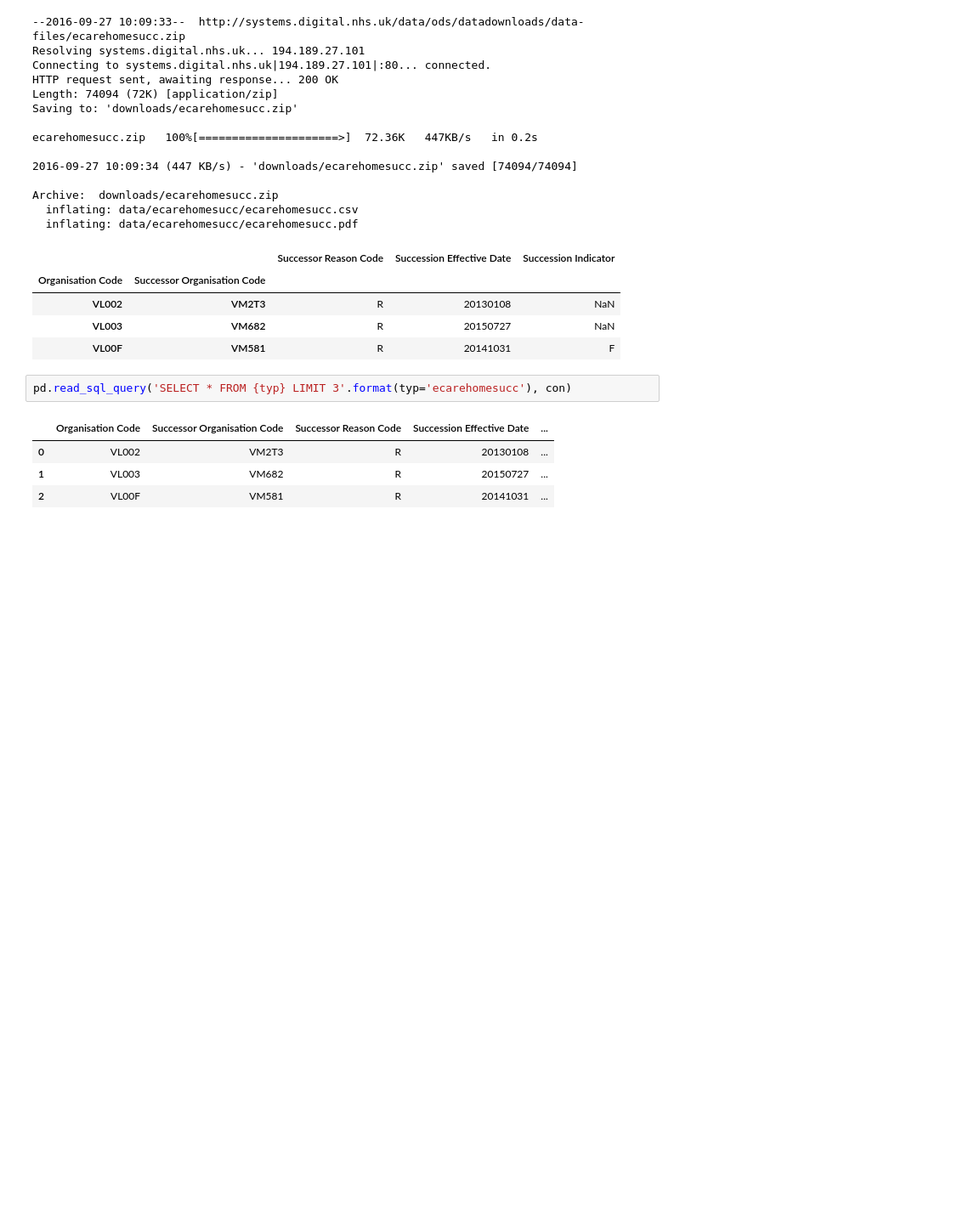
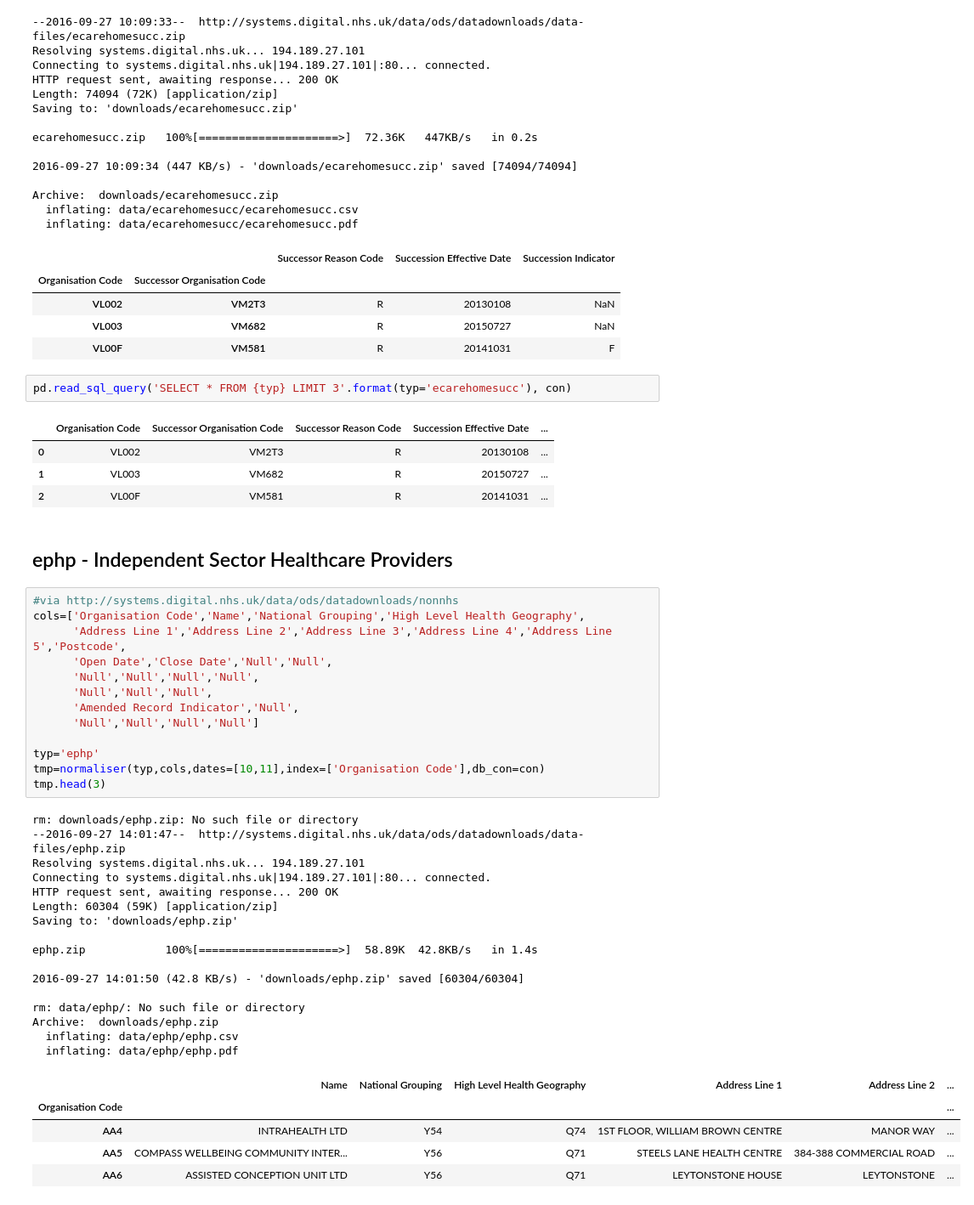
Before and after one commit to psychemedia/openHealthDataDoodles, a Jupyter notebook: notebooks/NHS and GP Administrative Data.ipynb, the cells around one changed output. Shown: that part at 85% size. Saved outputs shown, nothing was run; the diff lists cells and outputs as text; blank space fills up the shorter version.

Commit message:
Add non-nhs providers

```diff
--- a/notebooks/NHS and GP Administrative Data.ipynb
+++ b/notebooks/NHS and GP Administrative Data.ipynb
@@ -1104,3 +1104,40 @@ pd.read_sql_query('SELECT * FROM {typ} LIMIT 3'.format(typ='ecarehomesucc'), con
 | 0 | VL002 | VM2T3 | R | 20130108 | ... |
 | 1 | VL003 | VM682 | R | 20150727 | ... |
 | 2 | VL00F | VM581 | R | 20141031 | ... |
+# %% [markdown]
+## ephp - Independent Sector Healthcare Providers
+# %%
+#via http://systems.digital.nhs.uk/data/ods/datadownloads/nonnhs
+cols=['Organisation Code','Name','National Grouping','High Level Health Geography',
+      'Address Line 1','Address Line 2','Address Line 3','Address Line 4','Address Line 5','Postcode',
+      'Open Date','Close Date','Null','Null',
+      'Null','Null','Null','Null',
+      'Null','Null','Null',
+      'Amended Record Indicator','Null',
+      'Null','Null','Null','Null']
+
+typ='ephp'
+tmp=normaliser(typ,cols,dates=[10,11],index=['Organisation Code'],db_con=con)
+tmp.head(3)
+# %% [output]
+rm: downloads/ephp.zip: No such file or directory
+--2016-09-27 14:01:47--  http://systems.digital.nhs.uk/data/ods/datadownloads/data-files/ephp.zip
+Resolving systems.digital.nhs.uk... 194.189.27.101
+Connecting to systems.digital.nhs.uk|194.189.27.101|:80... connected.
+HTTP request sent, awaiting response... 200 OK
+Length: 60304 (59K) [application/zip]
+Saving to: 'downloads/ephp.zip'
+
+ephp.zip            100%[=====================>]  58.89K  42.8KB/s   in 1.4s
+
+2016-09-27 14:01:50 (42.8 KB/s) - 'downloads/ephp.zip' saved [60304/60304]
+
+rm: data/ephp/: No such file or directory
+Archive:  downloads/ephp.zip
+  inflating: data/ephp/ephp.csv
+  inflating: data/ephp/ephp.pdf
+|  | Name | National Grouping | High Level Health Geography | Address Line 1 | Address Line 2 | ... |
+| Organisation Code |  |  |  |  |  | ... |
+| AA4 | INTRAHEALTH LTD | Y54 | Q74 | 1ST FLOOR, WILLIAM BROWN CENTRE | MANOR WAY | ... |
+| AA5 | COMPASS WELLBEING COMMUNITY INTER... | Y56 | Q71 | STEELS LANE HEALTH CENTRE | 384-388 COMMERCIAL ROAD | ... |
+| AA6 | ASSISTED CONCEPTION UNIT LTD | Y56 | Q71 | LEYTONSTONE HOUSE | LEYTONSTONE | ... |
```
Also changed, not shown: parts of 7 cells of this notebook, 1 other file.
